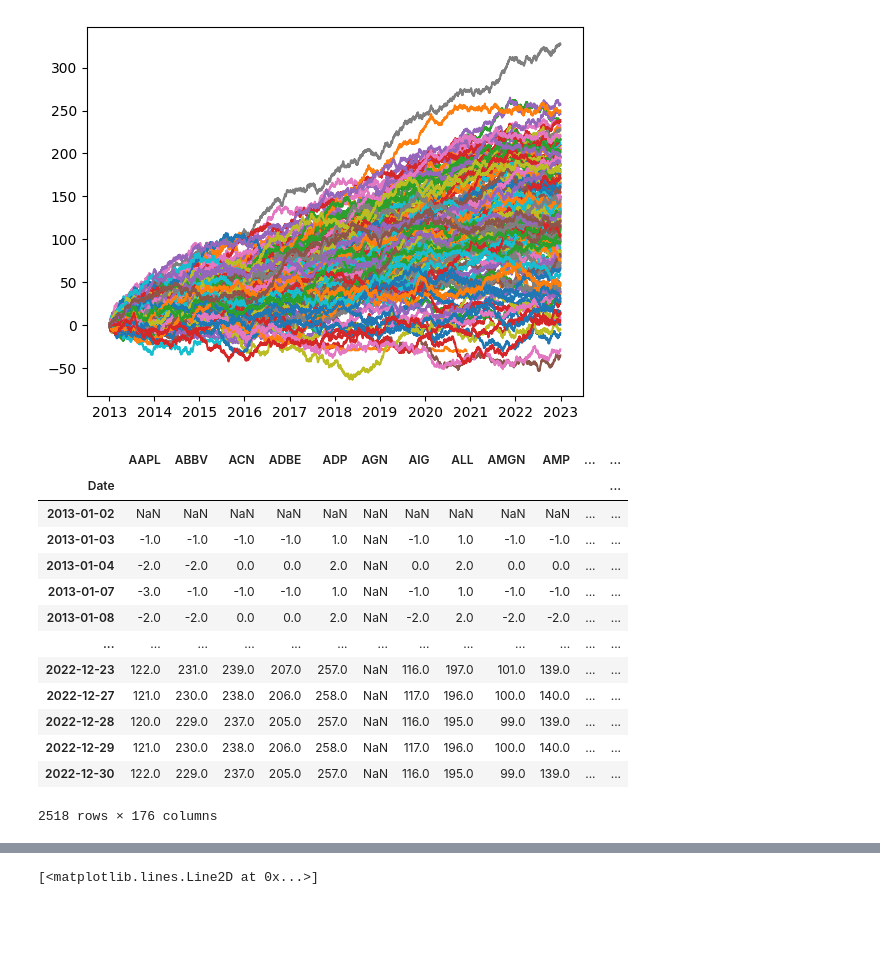
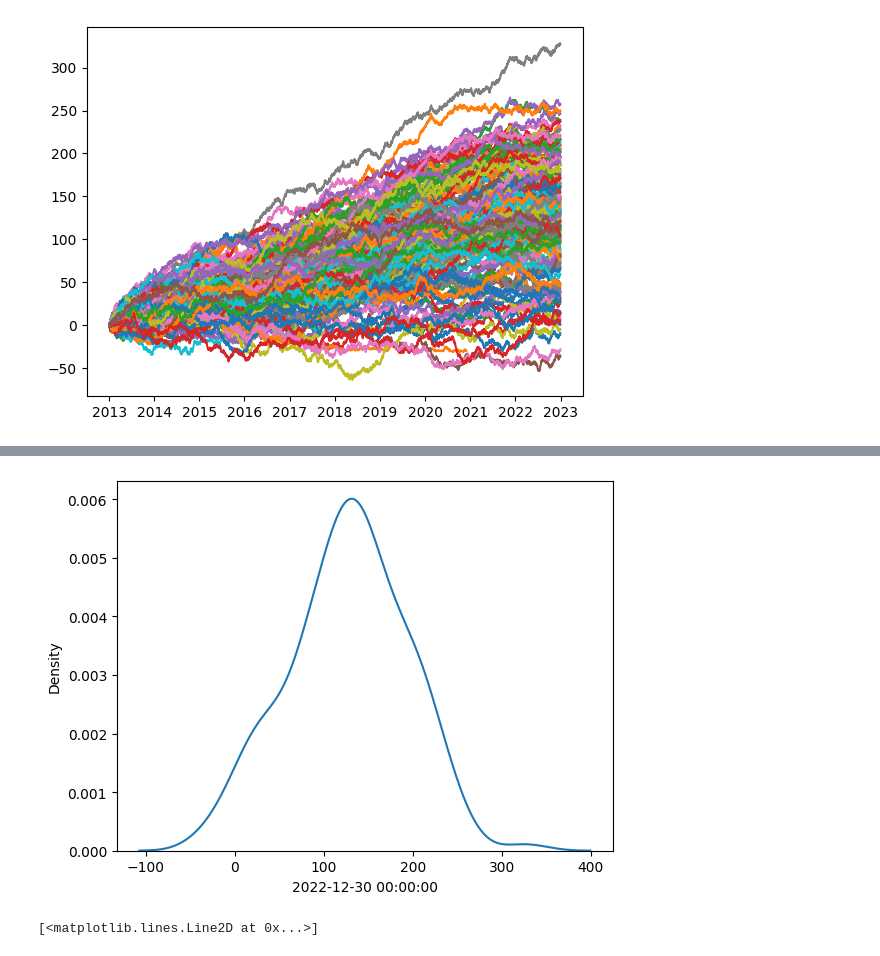
Before and after one commit to khanhtrinh2003/Financial-mathematics, a Jupyter notebook: main.ipynb, the cells around one changed output, grey strips where cells are left out. Drawn from its saved outputs; the diff is of its cells as text; code cells hidden in the pictures; blank space fills up the shorter version.

```diff
--- a/main.ipynb
+++ b/main.ipynb
@@ -192,20 +192,6 @@ plt.plot(np.cumsum(us_sign))
  <matplotlib.lines.Line2D at 0x...>,
  <matplotlib.lines.Line2D at 0x...>]
 [figure]
-# %%
-np.cumsum(us_sign)
-# %% [output]
-|  | AAPL | ABBV | ACN | ADBE | ADP | AGN | AIG | ALL | AMGN | AMP | ... | ... |
-| Date |  |  |  |  |  |  |  |  |  |  |  | ... |
-| 2013-01-02 | NaN | NaN | NaN | NaN | NaN | NaN | NaN | NaN | NaN | NaN | ... | ... |
-| 2013-01-03 | -1.0 | -1.0 | -1.0 | -1.0 | 1.0 | NaN | -1.0 | 1.0 | -1.0 | -1.0 | ... | ... |
-| 2013-01-04 | -2.0 | -2.0 | 0.0 | 0.0 | 2.0 | NaN | 0.0 | 2.0 | 0.0 | 0.0 | ... | ... |
-| 2013-01-07 | -3.0 | -1.0 | -1.0 | -1.0 | 1.0 | NaN | -1.0 | 1.0 | -1.0 | -1.0 | ... | ... |
-| 2013-01-08 | -2.0 | -2.0 | 0.0 | 0.0 | 2.0 | NaN | -2.0 | 2.0 | -2.0 | -2.0 | ... | ... |
-| ... | ... | ... | ... | ... | ... | ... | ... | ... | ... | ... | ... | ... |
-| 2022-12-23 | 122.0 | 231.0 | 239.0 | 207.0 | 257.0 | NaN | 116.0 | 197.0 | 101.0 | 139.0 | ... | ... |
-| 2022-12-27 | 121.0 | 230.0 | 238.0 | 206.0 | 258.0 | NaN | 117.0 | 196.0 | 100.0 | 140.0 | ... | ... |
-| 2022-12-28 | 120.0 | 229.0 | 237.0 | 205.0 | 257.0 | NaN | 116.0 | 195.0 | 99.0 | 139.0 | ... | ... |
-| 2022-12-29 | 121.0 | 230.0 | 238.0 | 206.0 | 258.0 | NaN | 117.0 | 196.0 | 100.0 | 140.0 | ... | ... |
-| 2022-12-30 | 122.0 | 229.0 | 237.0 | 205.0 | 257.0 | NaN | 116.0 | 195.0 | 99.0 | 139.0 | ... | ... |
-2518 rows × 176 columns
+# %%
+sns.kdeplot(np.cumsum(us_sign).iloc[-1,])
+# %% [output]
@@ -212,3 +199,4 @@ np.cumsum(us_sign)
+[figure, added]
 # %%
 plt.plot(vn_sign.mean(axis=1))
 # %% [output]
```
Also changed, not shown: parts of 1 cell of this notebook.
